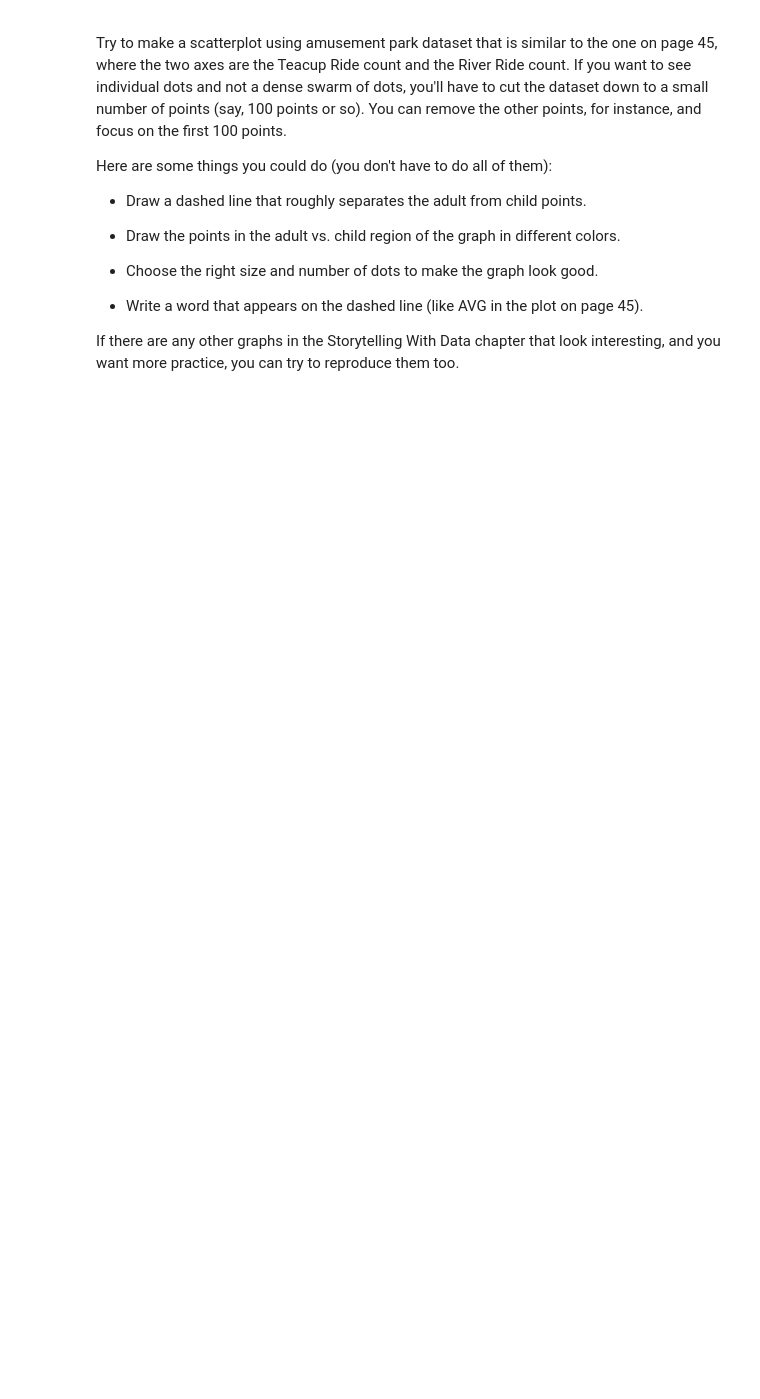
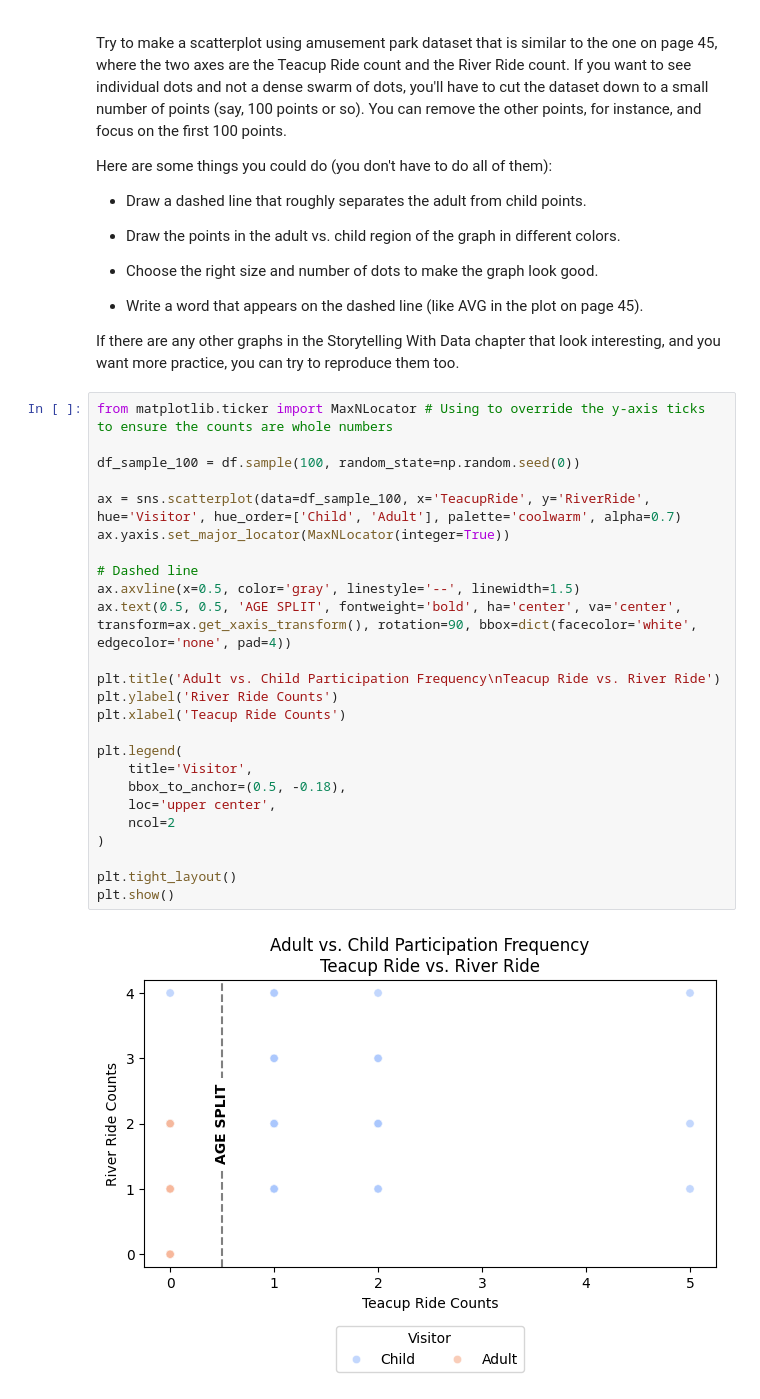
Before and after one commit to aidandig/DX699-ModB2, a Jupyter notebook: Homework/OMDS-ModB2-Week3-DiGregorio-Aidan.ipynb, the cells around one changed output. Saved outputs shown, nothing was run; the diff lists cells and outputs as text; blank space fills up the shorter version.

```diff
--- a/Homework/OMDS-ModB2-Week3-DiGregorio-Aidan.ipynb
+++ b/Homework/OMDS-ModB2-Week3-DiGregorio-Aidan.ipynb
@@ -528,3 +528,30 @@ Here are some things you could do (you don't have to do all of them):
 * Write a word that appears on the dashed line (like AVG in the plot on page 45).
 
 If there are any other graphs in the Storytelling With Data chapter that look interesting, and you want more practice, you can try to reproduce them too.
+# %%
+from matplotlib.ticker import MaxNLocator # Using to override the y-axis ticks to ensure the counts are whole numbers
+
+df_sample_100 = df.sample(100, random_state=np.random.seed(0))
+
+ax = sns.scatterplot(data=df_sample_100, x='TeacupRide', y='RiverRide', hue='Visitor', hue_order=['Child', 'Adult'], palette='coolwarm', alpha=0.7)
+ax.yaxis.set_major_locator(MaxNLocator(integer=True))
+
+# Dashed line
+ax.axvline(x=0.5, color='gray', linestyle='--', linewidth=1.5)
+ax.text(0.5, 0.5, 'AGE SPLIT', fontweight='bold', ha='center', va='center', transform=ax.get_xaxis_transform(), rotation=90, bbox=dict(facecolor='white', edgecolor='none', pad=4))
+
+plt.title('Adult vs. Child Participation Frequency\nTeacup Ride vs. River Ride')
+plt.ylabel('River Ride Counts')
+plt.xlabel('Teacup Ride Counts')
+
+plt.legend(
+    title='Visitor',
+    bbox_to_anchor=(0.5, -0.18),
+    loc='upper center',
+    ncol=2
+)
+
+plt.tight_layout()
+plt.show()
+# %% [output]
+[figure, added]
```
